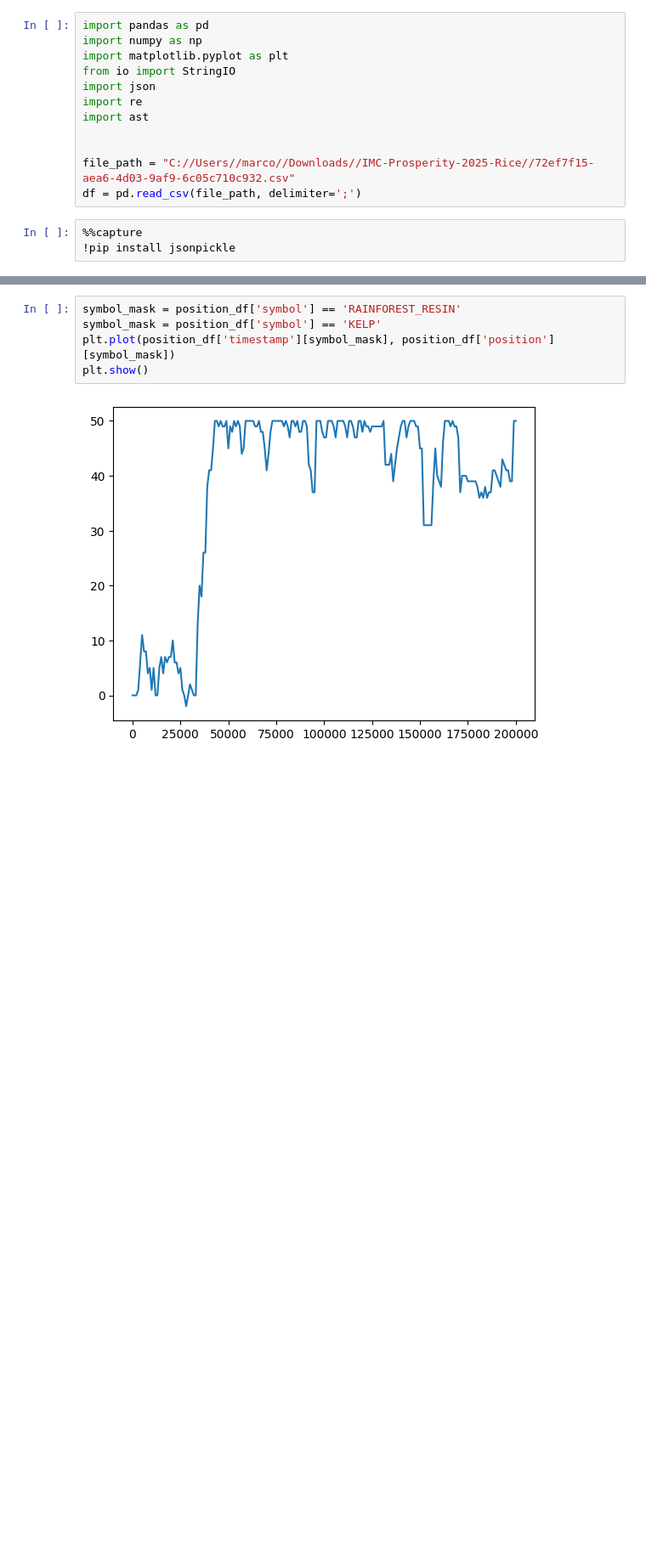
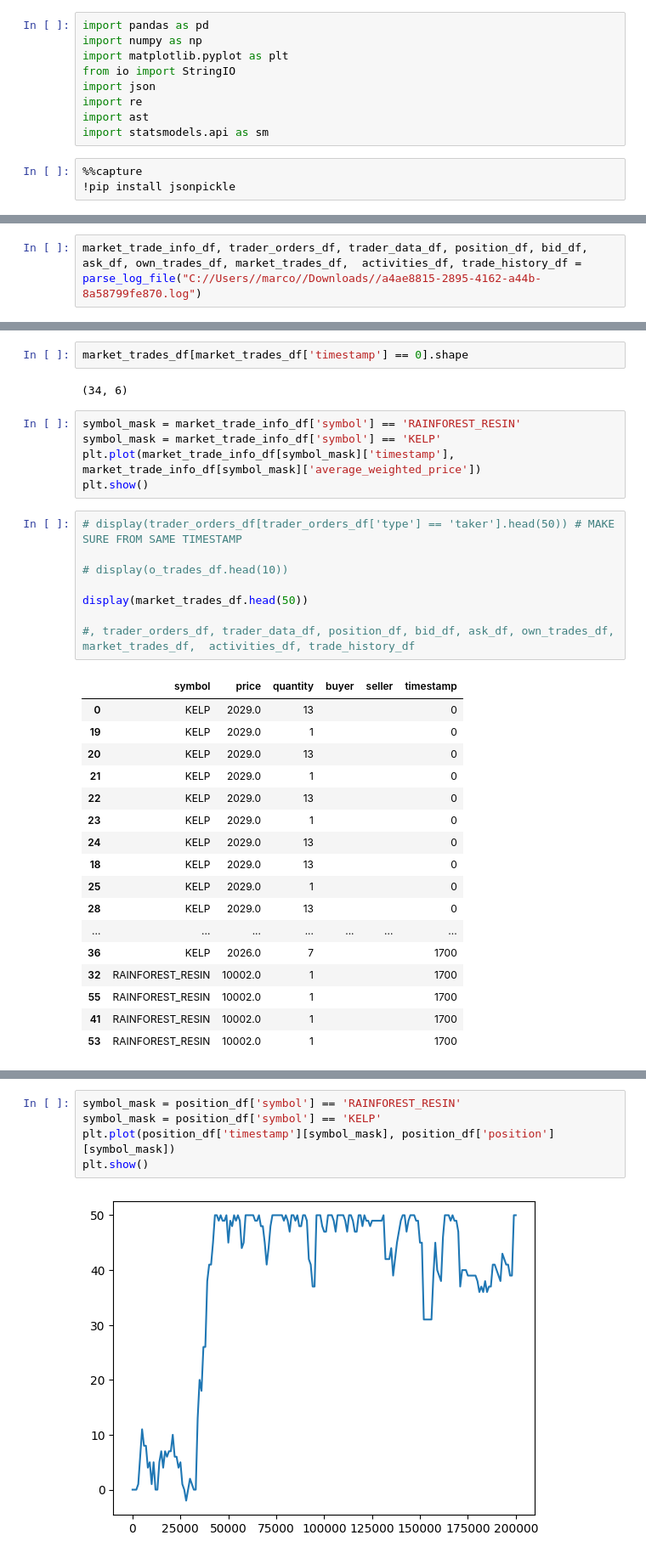
Before and after one commit to Keshav-Shah/IMC-Prosperity-2025-Rice, a Jupyter notebook: trade_data_analysis.ipynb, the cells around one changed output, grey strips where cells are left out. Shown: that part at 85% size. Cells and saved outputs as stored; diff of their text form; blank space fills up the shorter version.

```diff
--- a/trade_data_analysis.ipynb
+++ b/trade_data_analysis.ipynb
@@ -6,10 +6,7 @@ from io import StringIO
 import json
 import re
 import ast
-
-
-file_path = "C://Users//marco//Downloads//IMC-Prosperity-2025-Rice//72ef7f15-aea6-4d03-9af9-6c05c710c932.csv"
-df = pd.read_csv(file_path, delimiter=';')
+import statsmodels.api as sm
 # %%
 %%capture
 !pip install jsonpickle
@@ -221,0 +184,2 @@ sandbox_dicts, trader_orders_df, trader_data_df, position_df, bid_df, ask_df, ow
+# %%
+market_trade_info_df, trader_orders_df, trader_data_df, position_df, bid_df, ask_df, own_trades_df, market_trades_df,  activities_df, trade_history_df = parse_log_file("C://Users//marco//Downloads//a4ae8815-2895-4162-a44b-8a58799fe870.log")
@@ -221,0 +410,35 @@ sandbox_dicts, trader_orders_df, trader_data_df, position_df, bid_df, ask_df, ow
+# %%
+market_trades_df[market_trades_df['timestamp'] == 0].shape
+# %% [output]
+(34, 6)
+# %%
+symbol_mask = market_trade_info_df['symbol'] == 'RAINFOREST_RESIN'
+symbol_mask = market_trade_info_df['symbol'] == 'KELP'
+plt.plot(market_trade_info_df[symbol_mask]['timestamp'], market_trade_info_df[symbol_mask]['average_weighted_price'])
+plt.show()
+# %%
+# display(trader_orders_df[trader_orders_df['type'] == 'taker'].head(50)) # MAKE SURE FROM SAME TIMESTAMP
+
+# display(o_trades_df.head(10))
+
+display(market_trades_df.head(50))
+
+#, trader_orders_df, trader_data_df, position_df, bid_df, ask_df, own_trades_df, market_trades_df,  activities_df, trade_history_df
+# %% [output]
+|  | symbol | price | quantity | buyer | seller | timestamp |
+| 0 | KELP | 2029.0 | 13 |  |  | 0 |
+| 19 | KELP | 2029.0 | 1 |  |  | 0 |
+| 20 | KELP | 2029.0 | 13 |  |  | 0 |
+| 21 | KELP | 2029.0 | 1 |  |  | 0 |
+| 22 | KELP | 2029.0 | 13 |  |  | 0 |
+| 23 | KELP | 2029.0 | 1 |  |  | 0 |
+| 24 | KELP | 2029.0 | 13 |  |  | 0 |
+| 18 | KELP | 2029.0 | 13 |  |  | 0 |
+| 25 | KELP | 2029.0 | 1 |  |  | 0 |
+| 28 | KELP | 2029.0 | 13 |  |  | 0 |
+| ... | ... | ... | ... | ... | ... | ... |
+| 36 | KELP | 2026.0 | 7 |  |  | 1700 |
+| 32 | RAINFOREST_RESIN | 10002.0 | 1 |  |  | 1700 |
+| 55 | RAINFOREST_RESIN | 10002.0 | 1 |  |  | 1700 |
+| 41 | RAINFOREST_RESIN | 10002.0 | 1 |  |  | 1700 |
+| 53 | RAINFOREST_RESIN | 10002.0 | 1 |  |  | 1700 |
```
Also changed, not shown: parts of 19 cells of this notebook.
